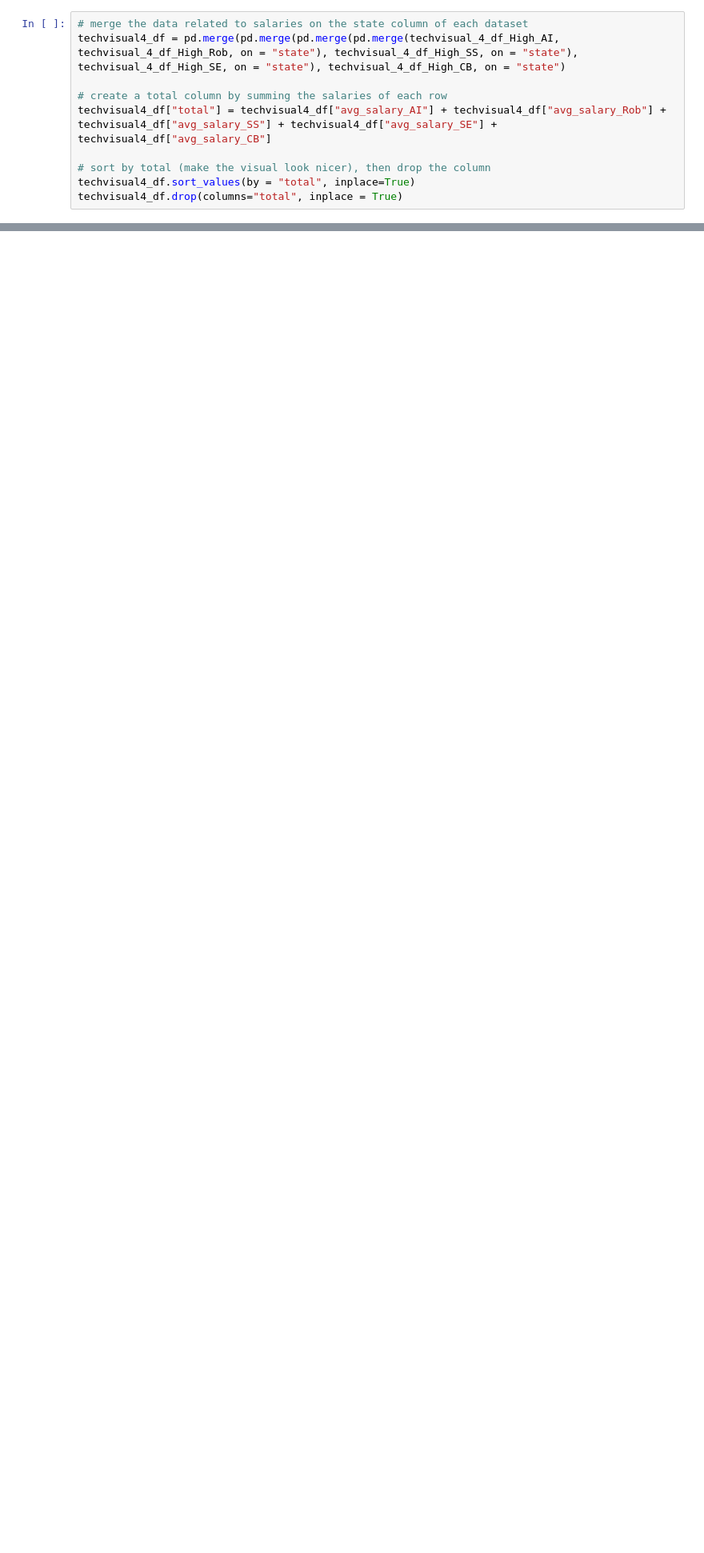
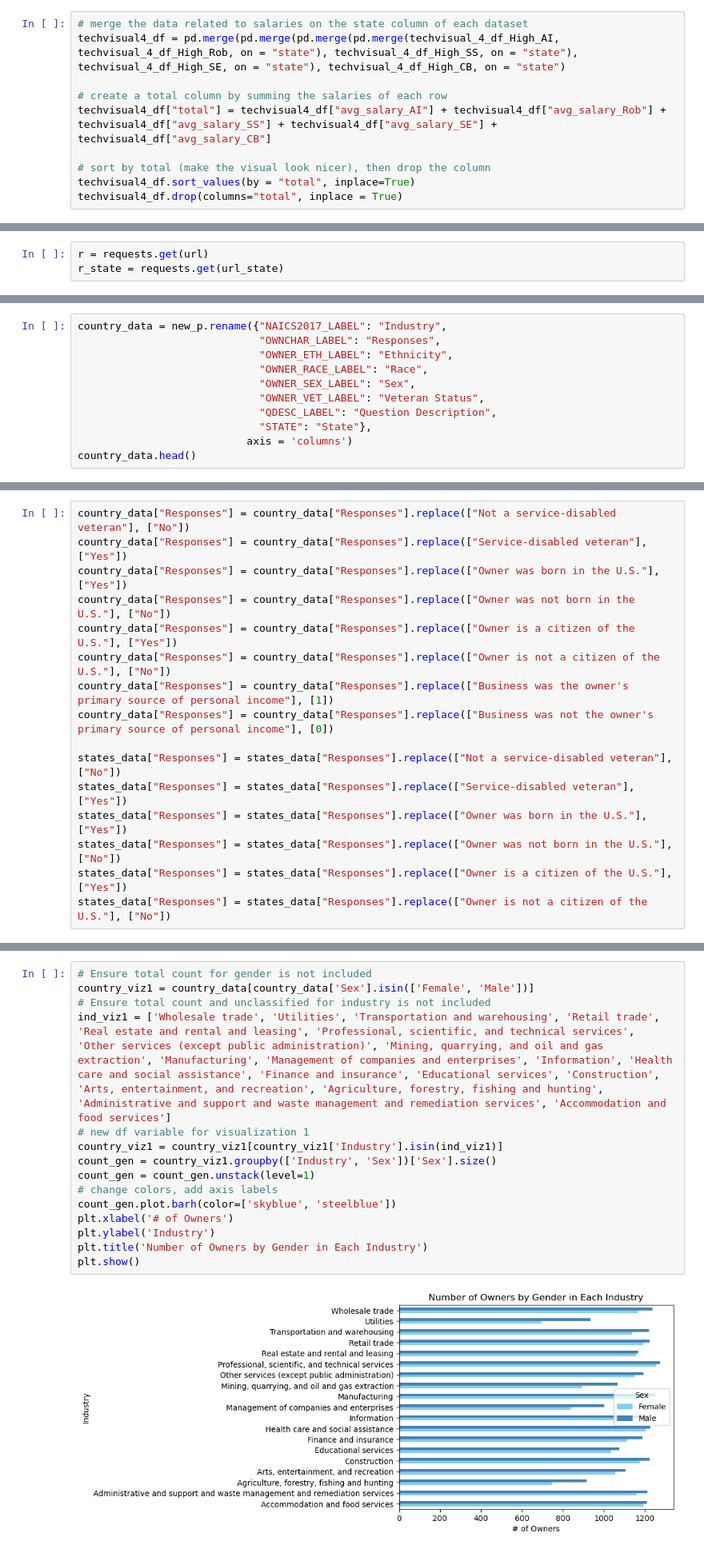
Before and after one commit to DanielnRose/Census_Assesment, a Jupyter notebook: ETL Report and Visulizations.ipynb, the cells around one changed output, grey strips where cells are left out. Shown at 80% size. Saved outputs shown, nothing was run; the diff lists cells and outputs as text; blank space fills up the shorter version.

```diff
--- a/ETL Report and Visulizations.ipynb
+++ b/ETL Report and Visulizations.ipynb
@@ -1021,0 +1056,3 @@ plt.show();
+# %%
+r = requests.get(url)
+r_state = requests.get(url_state)
@@ -1021,0 +1112,11 @@ plt.show();
+# %%
+country_data = new_p.rename({"NAICS2017_LABEL": "Industry",
+                             "OWNCHAR_LABEL": "Responses",
+                             "OWNER_ETH_LABEL": "Ethnicity",
+                             "OWNER_RACE_LABEL": "Race",
+                             "OWNER_SEX_LABEL": "Sex",
+                             "OWNER_VET_LABEL": "Veteran Status",
+                             "QDESC_LABEL": "Question Description",
+                             "STATE": "State"},
+                           axis = 'columns')
+country_data.head()
@@ -1021,0 +1175,16 @@ plt.show();
+# %%
+country_data["Responses"] = country_data["Responses"].replace(["Not a service-disabled veteran"], ["No"])
+country_data["Responses"] = country_data["Responses"].replace(["Service-disabled veteran"], ["Yes"])
+country_data["Responses"] = country_data["Responses"].replace(["Owner was born in the U.S."], ["Yes"])
+country_data["Responses"] = country_data["Responses"].replace(["Owner was not born in the U.S."], ["No"])
+country_data["Responses"] = country_data["Responses"].replace(["Owner is a citizen of the U.S."], ["Yes"])
+country_data["Responses"] = country_data["Responses"].replace(["Owner is not a citizen of the U.S."], ["No"])
+country_data["Responses"] = country_data["Responses"].replace(["Business was the owner's primary source of personal income"], [1])
+country_data["Responses"] = country_data["Responses"].replace(["Business was not the owner's primary source of personal income"], [0])
+
+states_data["Responses"] = states_data["Responses"].replace(["Not a service-disabled veteran"], ["No"])
+states_data["Responses"] = states_data["Responses"].replace(["Service-disabled veteran"], ["Yes"])
+states_data["Responses"] = states_data["Responses"].replace(["Owner was born in the U.S."], ["Yes"])
+states_data["Responses"] = states_data["Responses"].replace(["Owner was not born in the U.S."], ["No"])
+states_data["Responses"] = states_data["Responses"].replace(["Owner is a citizen of the U.S."], ["Yes"])
+states_data["Responses"] = states_data["Responses"].replace(["Owner is not a citizen of the U.S."], ["No"])
@@ -1021,0 +1211,17 @@ plt.show();
+# %%
+# Ensure total count for gender is not included
+country_viz1 = country_data[country_data['Sex'].isin(['Female', 'Male'])]
+# Ensure total count and unclassified for industry is not included
+ind_viz1 = ['Wholesale trade', 'Utilities', 'Transportation and warehousing', 'Retail trade', 'Real estate and rental and leasing', 'Professional, scientific, and technical services', 'Other services (except public administration)', 'Mining, quarrying, and oil and gas extraction', 'Manufacturing', 'Management of companies and enterprises', 'Information', 'Health care and social assistance', 'Finance and insurance', 'Educational services', 'Construction', 'Arts, entertainment, and recreation', 'Agriculture, forestry, fishing and hunting', 'Administrative and support and waste management and remediation services', 'Accommodation and food services']
+# new df variable for visualization 1
+country_viz1 = country_viz1[country_viz1['Industry'].isin(ind_viz1)]
+count_gen = country_viz1.groupby(['Industry', 'Sex'])['Sex'].size()
+count_gen = count_gen.unstack(level=1)
+# change colors, add axis labels
+count_gen.plot.barh(color=['skyblue', 'steelblue'])
+plt.xlabel('# of Owners')
+plt.ylabel('Industry')
+plt.title('Number of Owners by Gender in Each Industry')
+plt.show()
+# %% [output]
+[figure, added]
```
Also changed, not shown: parts of 37 cells of this notebook.
